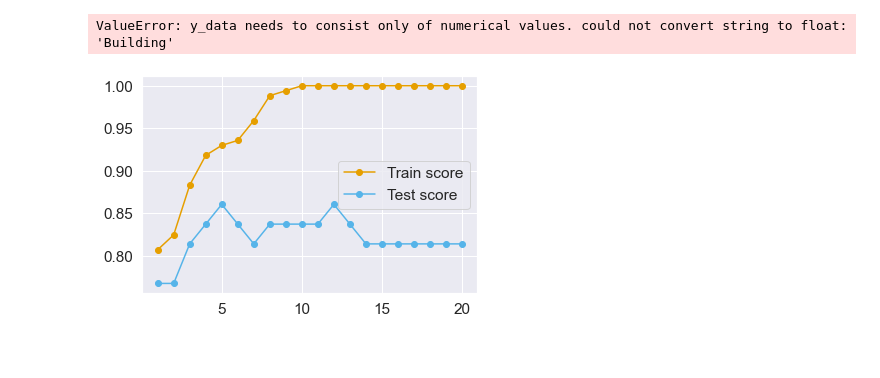
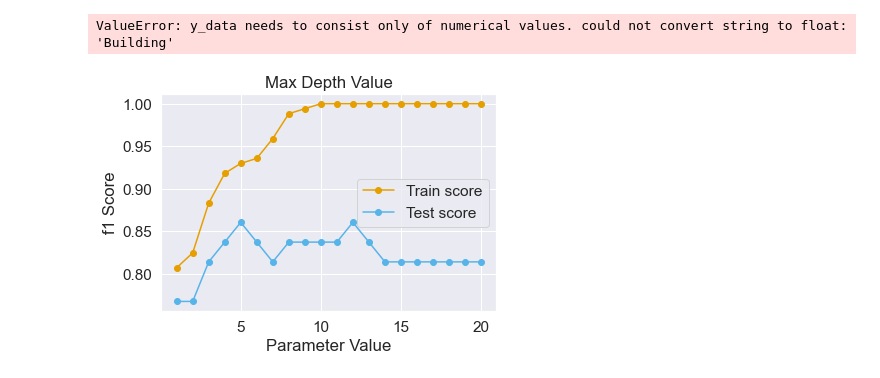
Before and after one commit to jackrlynn3/ml-random-forest, a Jupyter notebook: baseline.ipynb, the cells around one changed output. Drawn from its saved outputs; the diff is of its cells as text; code cells hidden in the pictures; blank space fills up the shorter version.

Commit message:
add axis titles to visual

```diff
--- a/baseline.ipynb
+++ b/baseline.ipynb
@@ -131,23 +131,26 @@ ValueError: y_data needs to consist only of numerical values. could not convert
 # %%
 values=[i for i in range(1, 21)]
 train_scores, test_scores=[], []
 
 for i in values:
     rf = RandomForestClassifier(n_estimators=100, random_state=0, max_depth=i)
     rf.fit(X_train,y_train)
 
     Y_tr_pred=rf.predict(X_train)
     Y_te_pred=rf.predict(X_test)
 
     train_scores.append(accuracy_score(y_train, Y_tr_pred))
     test_scores.append(accuracy_score(y_test, Y_te_pred))
 
 plt.plot(values, train_scores, '-o', color='#E69F00', label='Train score')
 plt.plot(values, test_scores, '-o', color='#56B4E9', label='Test score')
+plt.xlabel('Parameter Value')
+plt.ylabel('f1 Score')
+plt.title(f'Max Depth Value')
 plt.legend()
 plt.show()
 # %% [output]
-[figure, old version]
+[figure, new version]
 # %%
 # default is two splits but changing beyond this has an optimal amount before it
 # becomes an over fitting issue
```
